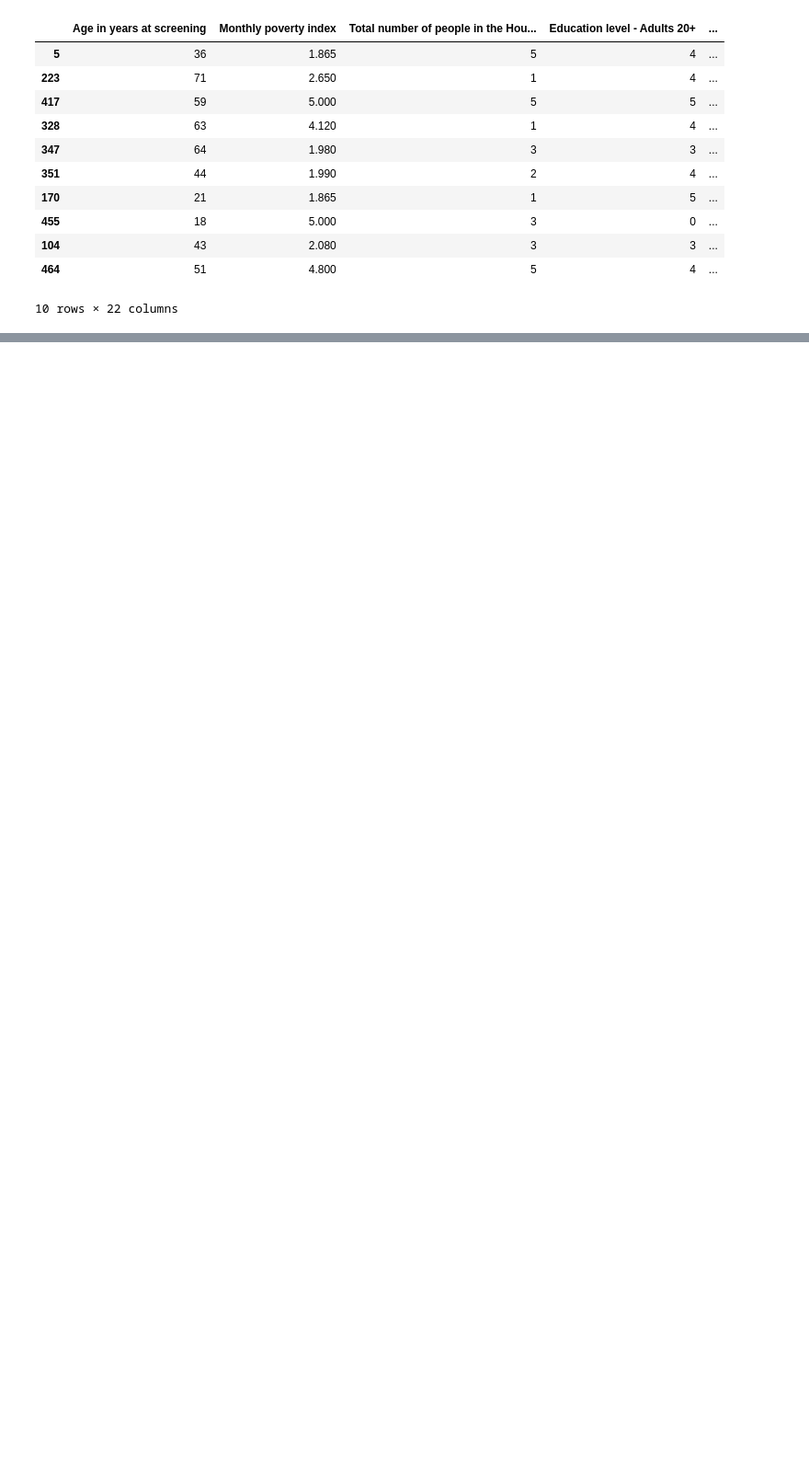
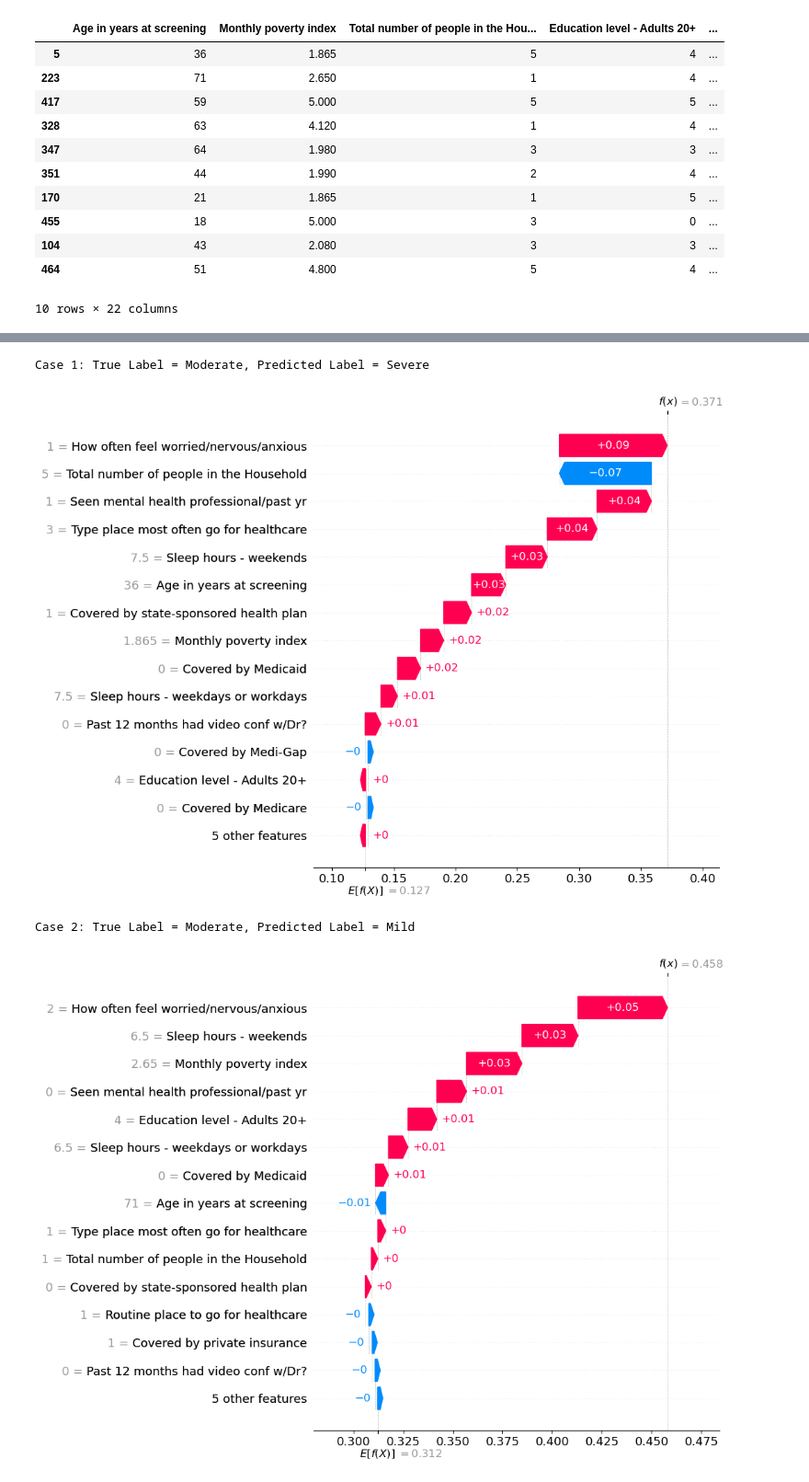
Before and after one commit to aparker03/depression-risk-modeling, a Jupyter notebook: sl/supervised_alexis.ipynb, the cells around one changed output, grey strips where cells are left out. Shown at 92% size. Drawn from its saved outputs; the diff is of its cells as text; code cells hidden in the pictures; blank space fills up the shorter version.

Commit message:
Add SHAP analysis and model saving to supervised_alexis notebook

```diff
--- a/sl/supervised_alexis.ipynb
+++ b/sl/supervised_alexis.ipynb
@@ -641,0 +650,36 @@ Overall, the Random Forest model captures broad trends but misses nuanced patter
+# %%
+import shap
+import matplotlib.pyplot as plt
+
+# Fit best model (if not already)
+best_rf_model.fit(X_train_cls, y_train_cls)
+
+# Create SHAP explainer
+explainer = shap.Explainer(best_rf_model, X_train_cls)
+
+# Subset to misclassified examples and drop labels
+X_misclassified = misclassified_rf.drop(columns=["True Label", "Predicted Label", "Correct"])
+
+# Compute SHAP values
+shap_values = explainer(X_misclassified)
+
+# Loop through the first 3 misclassified cases
+for i in range(3):
+    true_label = misclassified_rf.iloc[i]["True Label"]
+    predicted_label = misclassified_rf.iloc[i]["Predicted Label"]
+    predicted_class_index = list(best_rf_model.classes_).index(predicted_label)
+
+    # Prepare SHAP explanation for the predicted class
+    sv = shap_values[i]
+    sv.values = shap_values.values[i][:, predicted_class_index]
+    sv.base_values = shap_values.base_values[i][predicted_class_index]
+    sv.data = shap_values.data[i]
+
+    # Title and plot
+    print(f"\nCase {i+1}: True Label = {true_label}, Predicted Label = {predicted_label}")
+    shap.plots.waterfall(sv, max_display=15, show=True)
+# %% [output]
+Case 1: True Label = Moderate, Predicted Label = Severe
+[figure, added]
+Case 2: True Label = Moderate, Predicted Label = Mild
+[figure, added]
```
Also changed, not shown: parts of 6 cells of this notebook, 3 other files.
